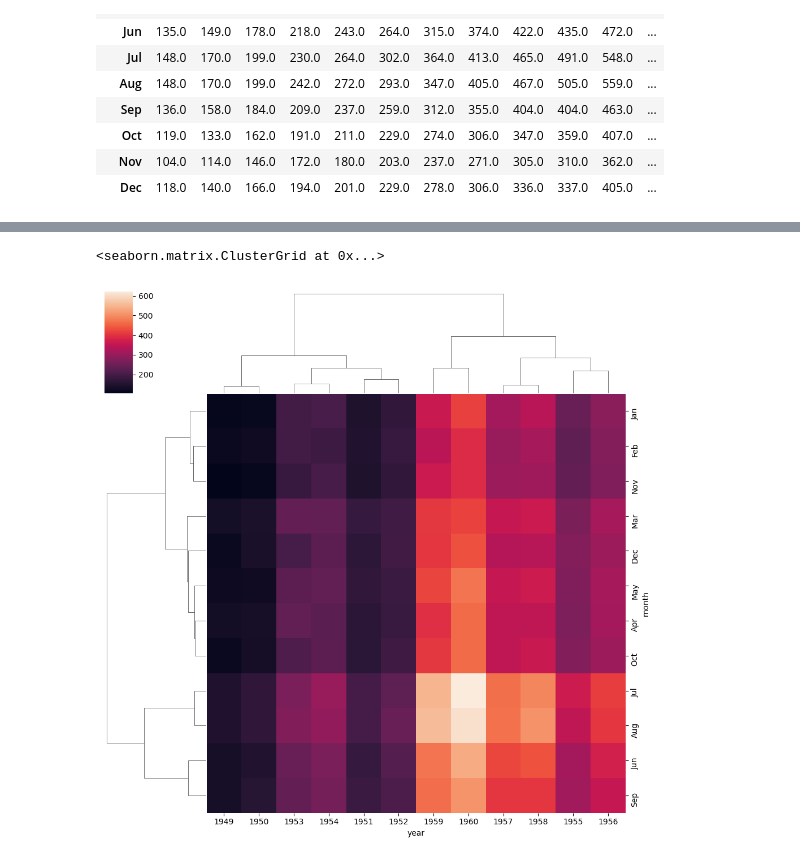
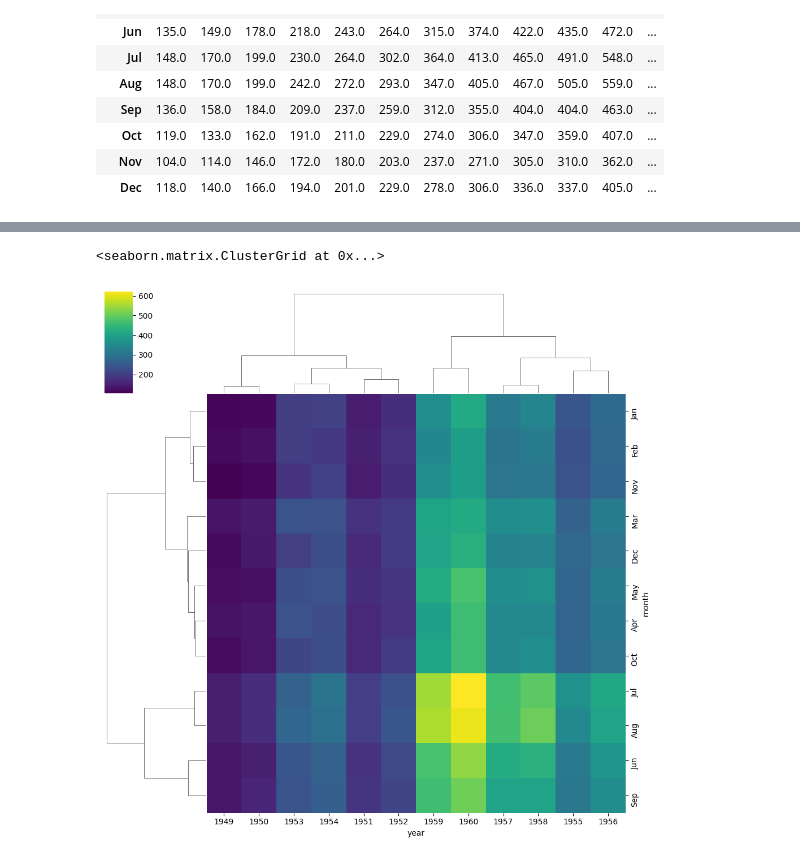
Before and after one commit to Jitudebnath/python, a Jupyter notebook: EDA/Eda.ipynb, the cells around one changed output, grey strips where cells are left out. Cells and saved outputs as stored; diff of their text form; code cells hidden in the pictures.

```diff
--- a/EDA/Eda.ipynb
+++ b/EDA/Eda.ipynb
@@ -318,5 +318,5 @@ plt.show()
 # %%
-sns.clustermap(flights.pivot_table(values='passengers',index='month',columns='year'))
+sns.clustermap(flights.pivot_table(values='passengers',index='month',columns='year'),cmap='viridis')
 # %% [output]
 <seaborn.matrix.ClusterGrid at 0x...>
-[figure, old version]
+[figure, new version]
```
Also changed, not shown: parts of 8 cells of this notebook, 1 other file.
